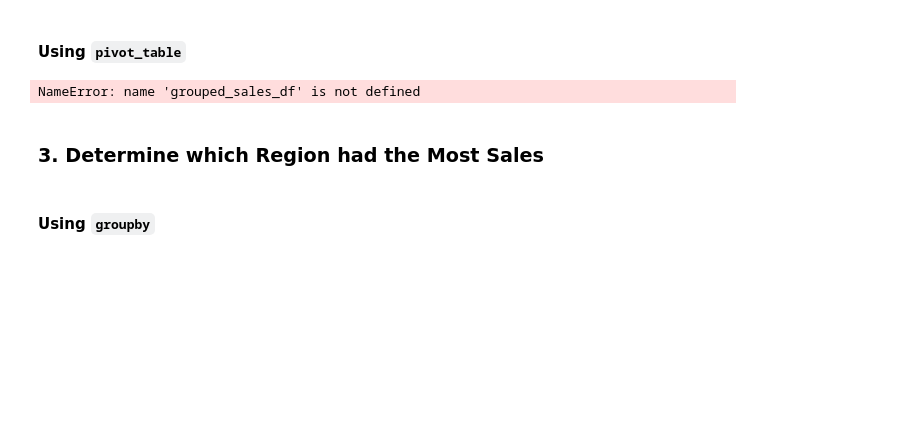
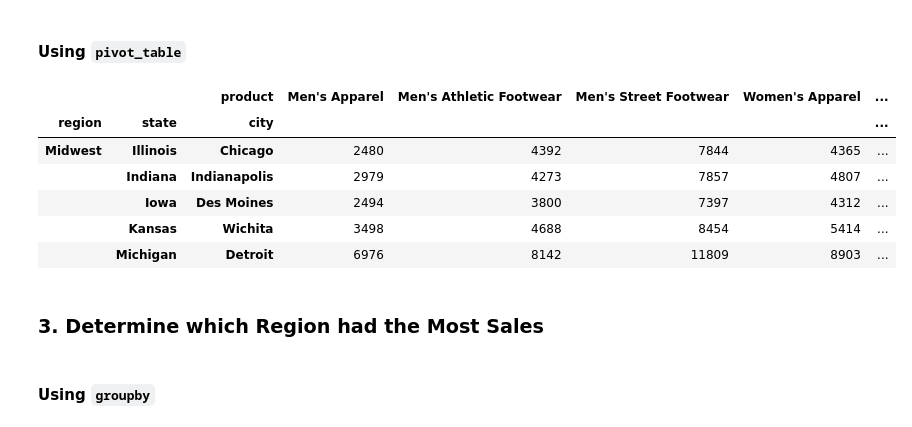
Before and after one commit to zhongzheshen/athletic_sales_analysis, a Jupyter notebook: athletic_sales_analysis_starter_code.ipynb, the cells around one changed output. Drawn from its saved outputs; the diff is of its cells as text; code cells hidden in the pictures; blank space fills up the shorter version.

```diff
--- a/athletic_sales_analysis_starter_code.ipynb
+++ b/athletic_sales_analysis_starter_code.ipynb
@@ -149,13 +183,28 @@ SyntaxError: invalid syntax. Maybe you meant '==' or ':=' instead of '='? (99265
 #### Using `pivot_table`
 # %%
 # Show the number products sold for region, state, and city.
-# Rename the "units_sold" column to "Total_Products_Sold"   ### did above
+# Rename the "units_sold" column to "Total_Products_Sold"
 # Show the top 5 results.
-grouped_sales_df = grouped_sales_df.pivot_table(index='index', columns=['region', 'state', 'city', 'retailer', 'retailer_id', 'product','invoice_date',
-                                            'price_per_unit', 'total_sales', 'operating_profit', 'sales_method'], values='Total_Product_Sold')
-grouped_sales_df.head()
+###pivot_df = combined_athletic_sales_2020_2021_df.pivot_table(index=(['region', 'state', 'city']).sort_value(by=\
+###                'Total_Products_Sold', ascending=False), columns=['region', 'state', 'city', 'retailer', \
+###                'retailer_id', 'product','invoice_date', 'price_per_unit', 'total_sales', 'operating_profit', \
+###                'sales_method'], values='Total_Product_Sold')
+renamed2_combined_athletic_sales_2020_2021_df = combined_athletic_sales_2020_2021_df.rename(columns={'units_sold':'Total_Products_Sold'})
+###renamed_combined_athletic_sales_2020_2021_df
+###pivot_columns = ['retailer', 'retailer_id', 'product','invoice_date']
+pivot2_sales_df = renamed2_combined_athletic_sales_2020_2021_df.pivot_table(index=['region', 'state', 'city'], columns='product', \
+                                                                          values='Total_Products_Sold', aggfunc=('sum'))
+###pivot_df.sort_values(by='units_sold', ascending=False)
+pivot2_sales_df.head()
+###pivot_sales_df.sort_values(by='Total_Products_Sold', ascending=False).head()
 # %% [output]
-NameError: name 'grouped_sales_df' is not defined
+|  |  | product | Men's Apparel | Men's Athletic Footwear | Men's Street Footwear | Women's Apparel | ... |
+| region | state | city |  |  |  |  | ... |
+| Midwest | Illinois | Chicago | 2480 | 4392 | 7844 | 4365 | ... |
+|  | Indiana | Indianapolis | 2979 | 4273 | 7857 | 4807 | ... |
+|  | Iowa | Des Moines | 2494 | 3800 | 7397 | 4312 | ... |
+|  | Kansas | Wichita | 3498 | 4688 | 8454 | 5414 | ... |
+|  | Michigan | Detroit | 6976 | 8142 | 11809 | 8903 | ... |
 # %% [markdown]
 ### 3. Determine which Region had the Most Sales
 # %% [markdown]
```
Also changed, not shown: parts of 19 cells of this notebook.
